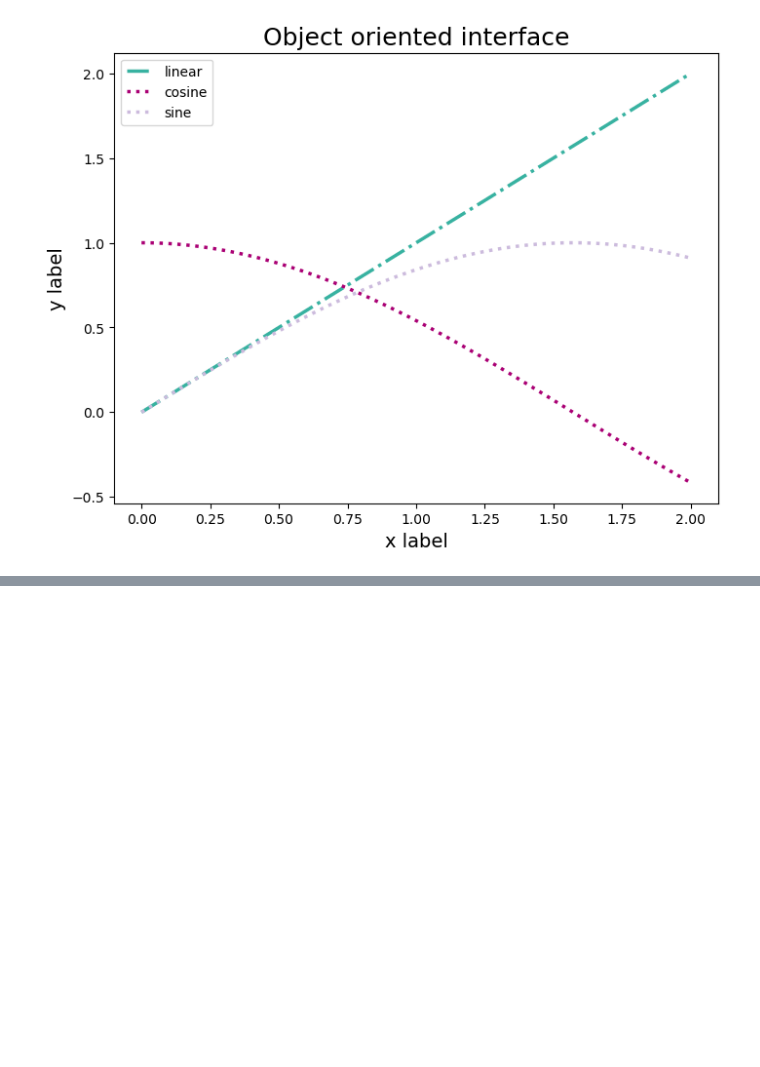
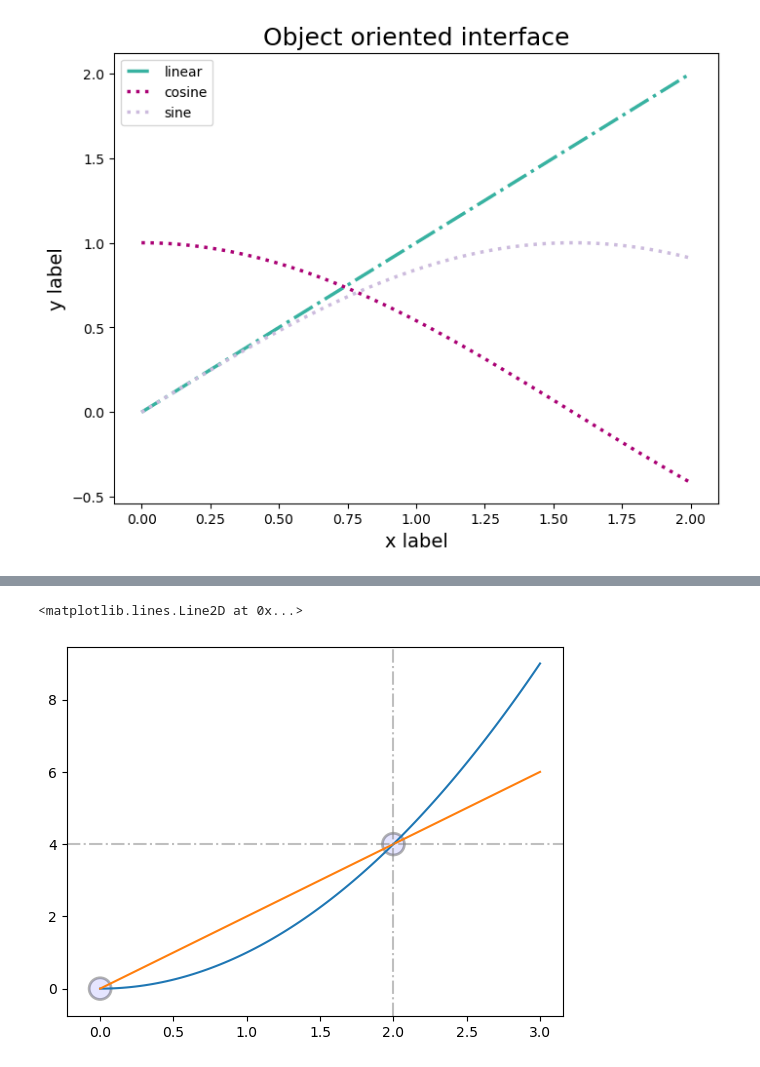
Before and after one commit to Michal-Radomski/Python-Data-Visualization, a Jupyter notebook: 01 Data Visualization/01_Matplotlib/example_1.ipynb, the cells around one changed output, grey strips where cells are left out. Drawn from its saved outputs; the diff is of its cells as text; code cells hidden in the pictures; blank space fills up the shorter version.

```diff
--- a/01 Data Visualization/01_Matplotlib/example_1.ipynb
+++ b/01 Data Visualization/01_Matplotlib/example_1.ipynb
@@ -63,0 +79,16 @@ ax.legend(loc="upper left")
+# %%
+x = np.linspace(0,3,100)
+plt.plot(x, x**2, x, 2*x)
+p1 = patches.Ellipse(xy=(0,0), width=0.15, height=0.6, alpha = 0.3, facecolor="#aaaaff",
+                     edgecolor="black", linewidth=2, linestyle="solid")
+p2 = patches.Ellipse(xy=(2,4), width=0.15, height=0.6, alpha = 0.3, facecolor="#aaaaff",
+                     edgecolor="black", linewidth=2, linestyle="solid")
+ax=plt.gca()
+ax.add_patch(p1)
+ax.add_patch(p2)
+
+plt.axvline(2, color="gray", alpha=0.5, linestyle="-.")
+plt.axhline(4, color="gray", alpha=0.5, linestyle="-.")
+# %% [output]
+<matplotlib.lines.Line2D at 0x...>
+[figure, added]
```
Also changed, not shown: parts of 4 cells of this notebook.
